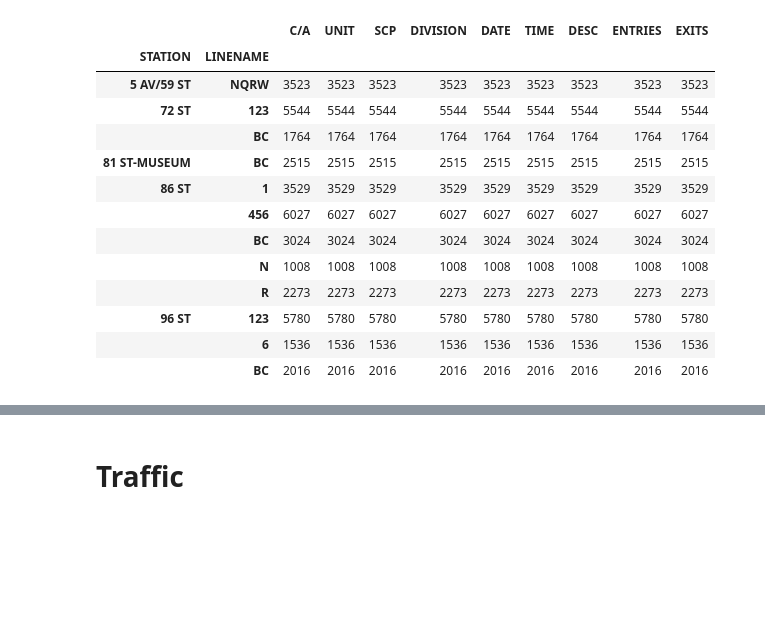
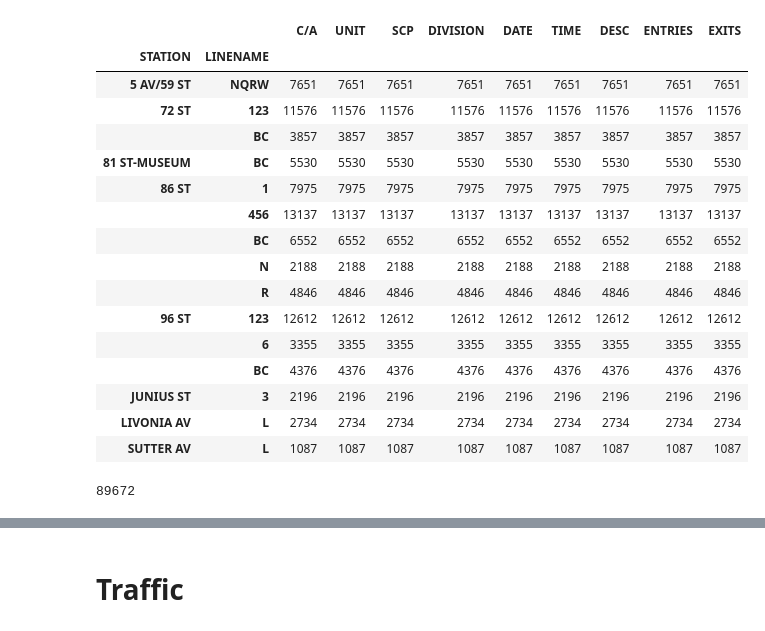
Before and after one commit to brendanlafferty/MTA-EDA, a Jupyter notebook: 01-mta-project1.ipynb, the cells around one changed output, grey strips where cells are left out. Drawn from its saved outputs; the diff is of its cells as text; code cells hidden in the pictures; blank space fills up the shorter version.

```diff
--- a/01-mta-project1.ipynb
+++ b/01-mta-project1.ipynb
@@ -44,3 +61,3 @@ print(len(blocks))
 # %%
 # Find the stations within the top 1 census tract using the blocks' lon-lat
-stations = station_data[station_data['Census Tract'] == tract_number]
+stations = station_data[station_data['Census Tract'].map(lambda x: x in tract_numbers)]
@@ -65,0 +76,13 @@ list(set(df2020.STATION))[:10]
+# %%
+# There are 8 stations in the top 10 census tracts with 62% or higher
+stop_name_list = list(stations['Stop Name'].unique())
+station_list = df2019.STATION.unique() # Create a station list
+
+# Strip puncutations and uppercase Stop Name's
+stripped_station = pd.Series(station_list).map(lambda x: ''.join(re.findall(r'[\w\.]', x)))
+stripped_stop_name_list = [''.join(re.findall(r'[\w\.]', x)).upper() for x in stop_name_list]
+# %%
+closest_index = []
+for stop_name in stripped_stop_name_list:
+    closest_index.append(stripped_station.map(lambda x: fuzz.ratio(x, stop_name)).idxmax())
+station_list[closest_index]
@@ -66,11 +92,6 @@ list(set(df2020.STATION))[:10]
 # %%
 # Manually find the 5 stations from MTA dataset that match the stations' names in Stations.csv
-top1_stations = \
-['5 AV/59 ST',
- '96 ST',
- '86 ST',
- '81 ST-MUSEUM',
- '72 ST']
+top1_stations = station_list[closest_index]
 # %%
 # For each Stop Name(STATION), there is a list of Daytime Routes(LINENAME) in Stations.csv
 stations.groupby(['Stop Name', 'Daytime Routes']).count()
@@ -85,22 +109,29 @@ stations.groupby(['Stop Name', 'Daytime Routes']).count()
 # %%
 # For each STATION, there is a list of LINENAME's in MTA dataset (We need to filter out irrelevant STATION+LINENAME's)
-mta = df2020[df2020.STATION.map(lambda x: x in top1_stations)]
+mta = df2019[df2019.STATION.map(lambda x: x in top1_stations)]
 mta.groupby(['STATION','LINENAME']).count()
 # %% [output]
 |  |  | C/A | UNIT | SCP | DIVISION | DATE | TIME | DESC | ENTRIES | EXITS |
 | STATION | LINENAME |  |  |  |  |  |  |  |  |  |
-| 5 AV/59 ST | NQRW | 3523 | 3523 | 3523 | 3523 | 3523 | 3523 | 3523 | 3523 | 3523 |
-| 72 ST | 123 | 5544 | 5544 | 5544 | 5544 | 5544 | 5544 | 5544 | 5544 | 5544 |
-|  | BC | 1764 | 1764 | 1764 | 1764 | 1764 | 1764 | 1764 | 1764 | 1764 |
-| 81 ST-MUSEUM | BC | 2515 | 2515 | 2515 | 2515 | 2515 | 2515 | 2515 | 2515 | 2515 |
-| 86 ST | 1 | 3529 | 3529 | 3529 | 3529 | 3529 | 3529 | 3529 | 3529 | 3529 |
-|  | 456 | 6027 | 6027 | 6027 | 6027 | 6027 | 6027 | 6027 | 6027 | 6027 |
-|  | BC | 3024 | 3024 | 3024 | 3024 | 3024 | 3024 | 3024 | 3024 | 3024 |
-|  | N | 1008 | 1008 | 1008 | 1008 | 1008 | 1008 | 1008 | 1008 | 1008 |
-|  | R | 2273 | 2273 | 2273 | 2273 | 2273 | 2273 | 2273 | 2273 | 2273 |
-| 96 ST | 123 | 5780 | 5780 | 5780 | 5780 | 5780 | 5780 | 5780 | 5780 | 5780 |
-|  | 6 | 1536 | 1536 | 1536 | 1536 | 1536 | 1536 | 1536 | 1536 | 1536 |
-|  | BC | 2016 | 2016 | 2016 | 2016 | 2016 | 2016 | 2016 | 2016 | 2016 |
+| 5 AV/59 ST | NQRW | 7651 | 7651 | 7651 | 7651 | 7651 | 7651 | 7651 | 7651 | 7651 |
+| 72 ST | 123 | 11576 | 11576 | 11576 | 11576 | 11576 | 11576 | 11576 | 11576 | 11576 |
+|  | BC | 3857 | 3857 | 3857 | 3857 | 3857 | 3857 | 3857 | 3857 | 3857 |
+| 81 ST-MUSEUM | BC | 5530 | 5530 | 5530 | 5530 | 5530 | 5530 | 5530 | 5530 | 5530 |
+| 86 ST | 1 | 7975 | 7975 | 7975 | 7975 | 7975 | 7975 | 7975 | 7975 | 7975 |
+|  | 456 | 13137 | 13137 | 13137 | 13137 | 13137 | 13137 | 13137 | 13137 | 13137 |
+|  | BC | 6552 | 6552 | 6552 | 6552 | 6552 | 6552 | 6552 | 6552 | 6552 |
+|  | N | 2188 | 2188 | 2188 | 2188 | 2188 | 2188 | 2188 | 2188 | 2188 |
+|  | R | 4846 | 4846 | 4846 | 4846 | 4846 | 4846 | 4846 | 4846 | 4846 |
+| 96 ST | 123 | 12612 | 12612 | 12612 | 12612 | 12612 | 12612 | 12612 | 12612 | 12612 |
+|  | 6 | 3355 | 3355 | 3355 | 3355 | 3355 | 3355 | 3355 | 3355 | 3355 |
+|  | BC | 4376 | 4376 | 4376 | 4376 | 4376 | 4376 | 4376 | 4376 | 4376 |
+| JUNIUS ST | 3 | 2196 | 2196 | 2196 | 2196 | 2196 | 2196 | 2196 | 2196 | 2196 |
+| LIVONIA AV | L | 2734 | 2734 | 2734 | 2734 | 2734 | 2734 | 2734 | 2734 | 2734 |
+| SUTTER AV | L | 1087 | 1087 | 1087 | 1087 | 1087 | 1087 | 1087 | 1087 | 1087 |
+# %%
+len(mta)
+# %% [output]
+89672
 # %%
 # Reformat values of 'Daytime Routes' and 'Stop Name' as 'LINENAME' and 'STATION' from MTA dataset
 pd.options.mode.chained_assignment = None  # default='warn'
```
Also changed, not shown: parts of 46 cells of this notebook.
